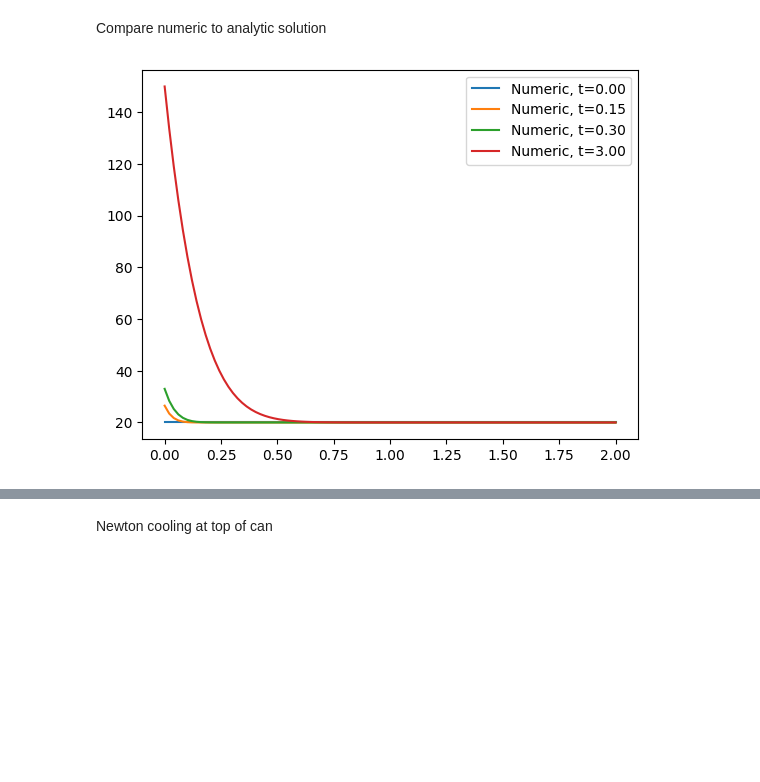
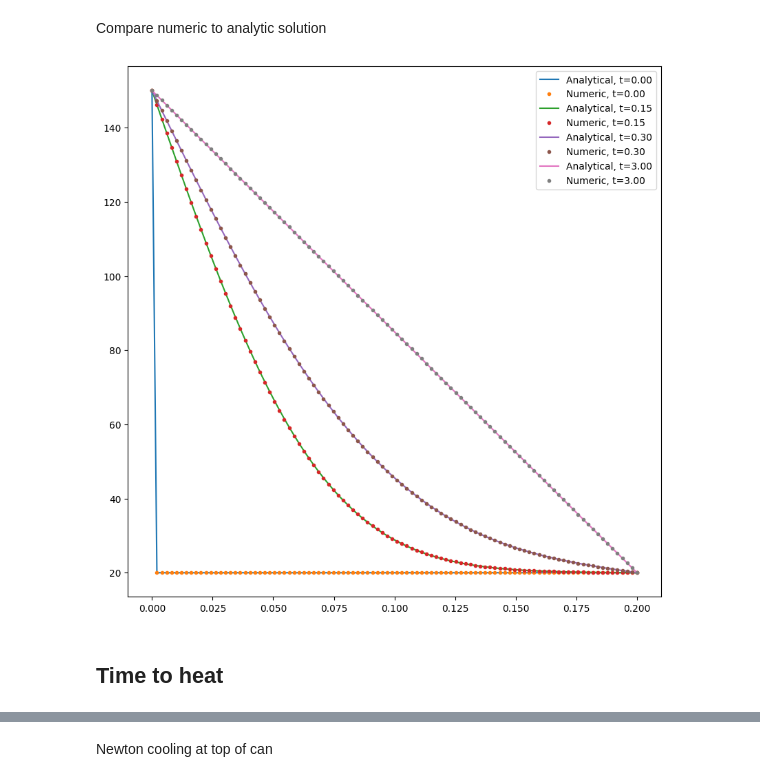
Before and after one commit to markalvaress/Drinks_Cans_IM, a Jupyter notebook: Consolidated_Code_Oct24.ipynb, the cells around one changed output, grey strips where cells are left out. Saved outputs shown, nothing was run; the diff lists cells and outputs as text; code cells hidden in the pictures; blank space fills up the shorter version.

```diff
--- a/Consolidated_Code_Oct24.ipynb
+++ b/Consolidated_Code_Oct24.ipynb
@@ -6,6 +9,8 @@ BACKWARD EULER WITH SINK TERM
 # %%
 def simulate_dirichlet_sink(u0, b0, D, T, Nt_points, L, Nx_points, a, u_inf = 0):
     """
+    Simulates the heat distribution over time of a material over time with one fixed temperature endpoint, one endpoint with a time dependent temperature, and a sink term, using a backward Euler scheme.
+
     Args:
         u0 (1d array): The initial condition. Should be a vector of length Nx_points
         b0 (function of t): The bottom boundary condition U(0,t) = b0(t). Can set to constant by passing e.g. lambda t: 150
@@ -51,6 +56,8 @@ def simulate_dirichlet_sink(u0, b0, D, T, Nt_points, L, Nx_points, a, u_inf = 0)
     return U
 # %%
 def create_analytic_toy_fn(b0, bL, L, D, n_sum_terms = 200):
+    """Create a function that returns the value of the analytic solution to the toy problem with the given parameters."""
+
     def U_analyt(x, t):
         """x can be a 1-d array"""
         if t == 0: # initial condition
@@ -74,7 +81,7 @@ bL = 20 # u(L,t)= bL (boundary cond)
 D = 0.01 # thermal diffusivity coefficient - in the liquid
 a = 0 # heat transfer coefficient of liquid through container to air - for sink term along sides of can
 T = 3 # final time
-L = 2 # Length (i.e. height) of the can
+L = 0.2 # Length (i.e. height) of the can
 Nt_points = 2000    # number of timesteps
 Nx_points = 100   # number of spaces in x
 
@@ -84,4 +91,8 @@ u_inf = bL # air temperature - for this problem we say that the temperature at e
 u0 = np.zeros(Nx_points)
 u0[0] = b0
 u0[1:] = bL*np.ones(Nx_points-1)
+# %%
+# initialise some helper functions
+index_to_time = hp.create_index_to_time_fn(T, Nt_points)
+time_to_index = hp.create_time_to_index_fn(T, Nt_points)
 # %%
@@ -95,13 +103,18 @@ Compare numeric to analytic solution
 # %%
 U_analyt = create_analytic_toy_fn(b0, bL, L, D)
 x = np.linspace(0,L,Nx_points)
 
-for t in (0, Nt_points//20, Nt_points//10, Nt_points - 1):
-    plt.plot(x, U[:, t], "-", label = f"Numeric, t={T * t/(Nt_points - 1):.2f}")
-    plt.plot(x, U_analyt(x, t * T/(Nt_points)), ".", label = f"Analytical, t={T * t/(Nt_points - 1):.2f}")
+fig, ax = plt.subplots(figsize = (10,10))
+
+for i in (0, Nt_points//20, Nt_points//10, Nt_points - 1):
+    t = index_to_time(i)
+    ax.plot(x, U_analyt(x, t), "-", label = f"Analytical, {t=:.2f}")
+    ax.plot(x, U[:, i], ".", label = f"Numeric, {t=:.2f}")
 
 
 plt.legend()
 plt.show()
 # %% [output]
-[figure, old version]
+[figure, new version]
+# %% [markdown]
+## Time to heat
```
Also changed, not shown: parts of 9 cells of this notebook, 1 other file.
